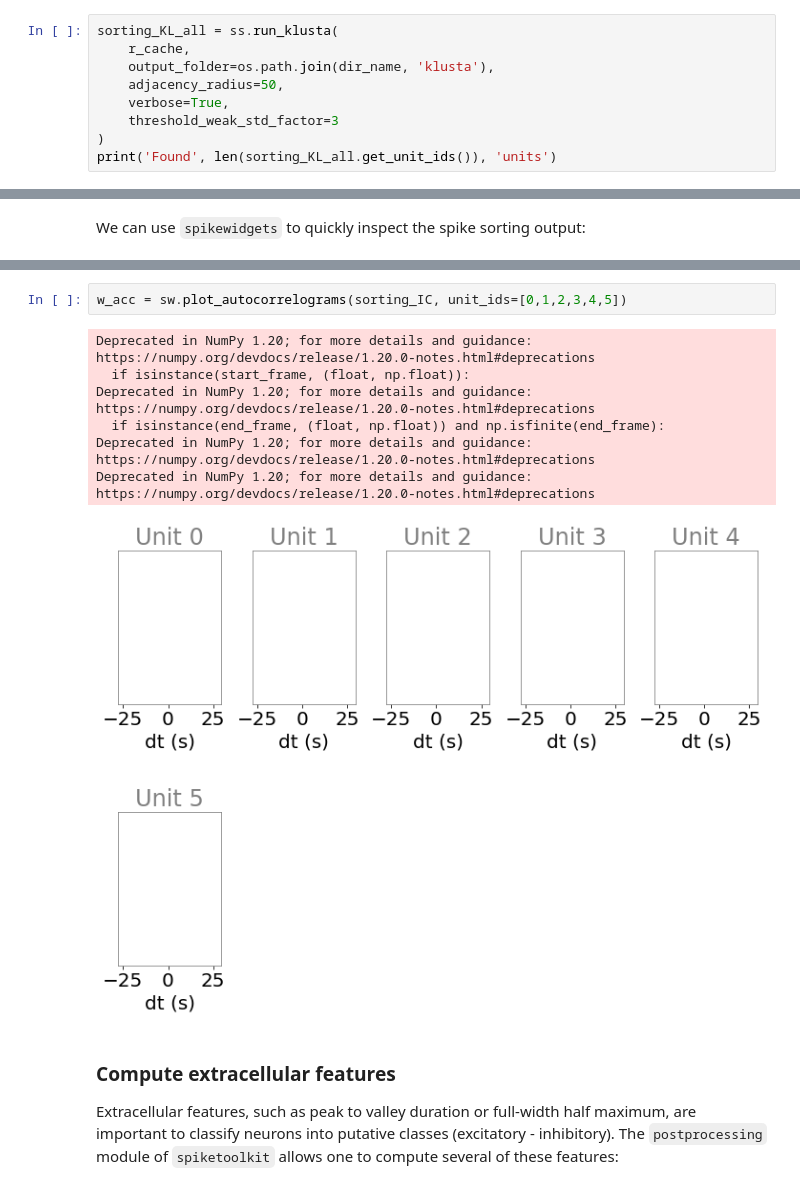
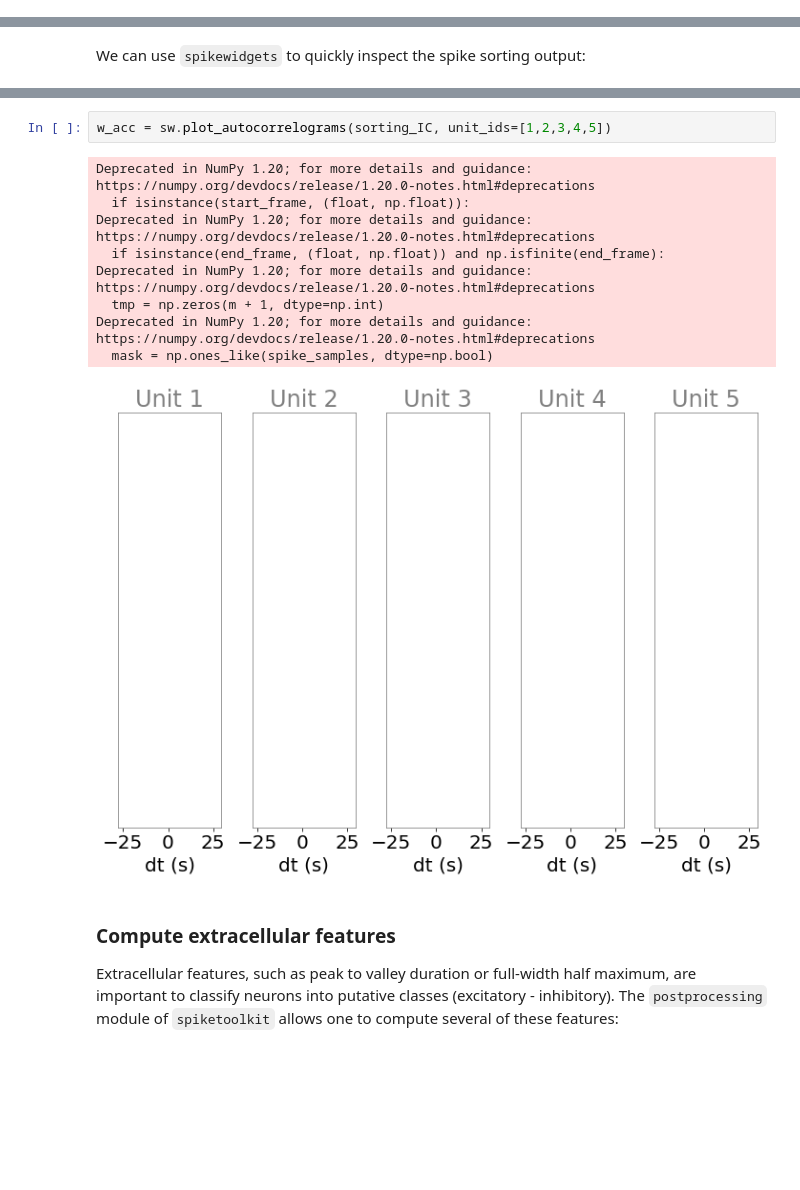
Before and after one commit to sbuergers/hussaini-lab-to-nwb-notebooks, a Jupyter notebook: tidy_venv/milestone2_modular_pipeline_colab.ipynb, the cells around one changed output, grey strips where cells are left out. Cells and saved outputs as stored; diff of their text form; blank space fills up the shorter version.

```diff
--- a/tidy_venv/milestone2_modular_pipeline_colab.ipynb
+++ b/tidy_venv/milestone2_modular_pipeline_colab.ipynb
@@ -660,9 +645,0 @@ Run `Klusta` spike sorting on 2s of recording on 12 channels, without taking int
-# %%
-sorting_KL_all = ss.run_klusta(
-    r_cache,
-    output_folder=os.path.join(dir_name, 'klusta'),
-    adjacency_radius=50,
-    verbose=True,
-    threshold_weak_std_factor=3
-)
-print('Found', len(sorting_KL_all.get_unit_ids()), 'units')
@@ -1322,14 +1259,16 @@ IndexError: index 4 is out of bounds for axis 0 with size 3
 [figure]
 # %%
-w_acc = sw.plot_autocorrelograms(sorting_IC, unit_ids=[0,1,2,3,4,5])
+w_acc = sw.plot_autocorrelograms(sorting_IC, unit_ids=[1,2,3,4,5])
 # %% [output]
 Deprecated in NumPy 1.20; for more details and guidance: https://numpy.org/devdocs/release/1.20.0-notes.html#deprecations
   if isinstance(start_frame, (float, np.float)):
 Deprecated in NumPy 1.20; for more details and guidance: https://numpy.org/devdocs/release/1.20.0-notes.html#deprecations
   if isinstance(end_frame, (float, np.float)) and np.isfinite(end_frame):
 Deprecated in NumPy 1.20; for more details and guidance: https://numpy.org/devdocs/release/1.20.0-notes.html#deprecations
+  tmp = np.zeros(m + 1, dtype=np.int)
 Deprecated in NumPy 1.20; for more details and guidance: https://numpy.org/devdocs/release/1.20.0-notes.html#deprecations
+  mask = np.ones_like(spike_samples, dtype=np.bool)
-[figure, old version]
+[figure, new version]
 # %% [markdown]
 ### Compute extracellular features
 
```
Also changed, not shown: parts of 41 cells of this notebook.
